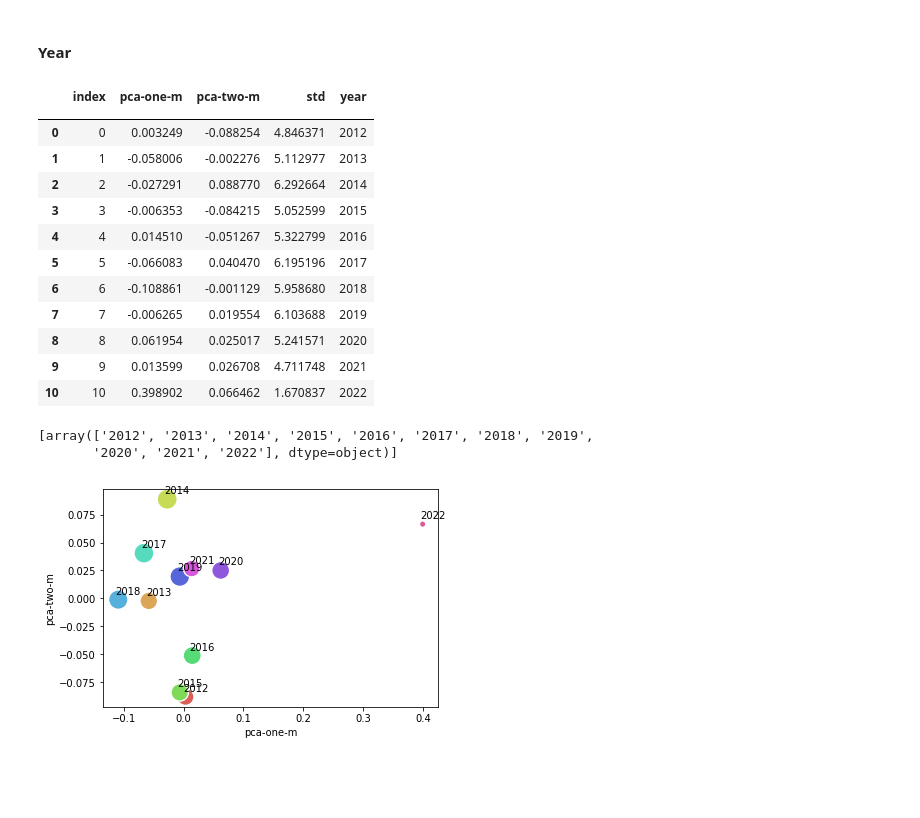
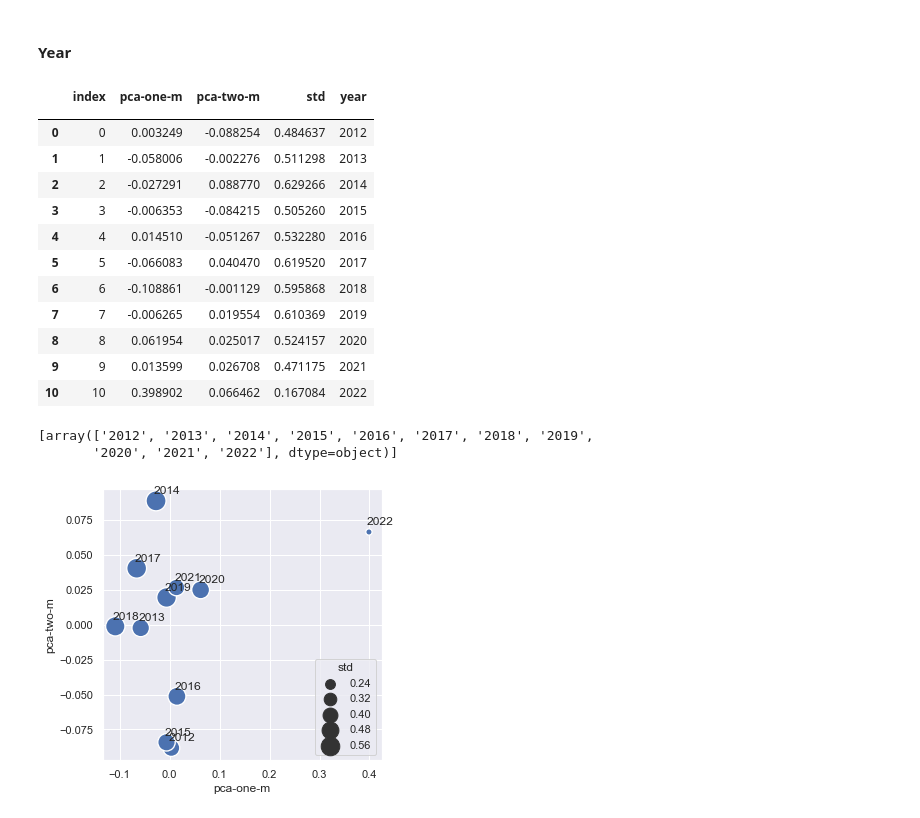
Before and after one commit to jonahank/Vote-Prediction-Model, a Jupyter notebook: data_analysis/embeddings/embedding_cluster.ipynb, the cells around one changed output. Cells and saved outputs as stored; diff of their text form; code cells hidden in the pictures; blank space fills up the shorter version.

```diff
--- a/data_analysis/embeddings/embedding_cluster.ipynb
+++ b/data_analysis/embeddings/embedding_cluster.ipynb
@@ -418,3 +426,15 @@ X.head(1)
 |  | 0 | 1 | 2 | 3 | 4 | 5 | 6 | 7 | 8 | 9 | ... | ... |
 | 139 | -0.098641 | 0.0328 | 0.053112 | -0.187287 | -0.065939 | 0.053231 | -0.114348 | 0.008287 | 0.066815 | -0.023844 | ... | ... |
 1 rows × 501 columns
+# %%
+from sklearn.decomposition import PCA ## Show variance of PCA
+from sklearn.preprocessing import MinMaxScaler
+import matplotlib.pyplot as plt
+
+scaler = MinMaxScaler()
+x = scaler.fit_transform(X.drop(columns=["year"]))
+print(x.data.shape)
+
+pca_t = PCA().fit(x)
+plt.plot(np.cumsum(pca_t.explained_variance_ratio_))
+pca_t.explained_variance_ratio_
@@ -470,6 +510,7 @@ import seaborn as sns
 import matplotlib.pyplot as plt
 
 # Use the 'hue' argument to provide a factor variable
+sns.set(rc={'figure.figsize':(6.5,6.5)})
 sns.lmplot( x="pca-one", y="pca-two", data=X, fit_reg=False, legend=False)
 
 # Move the legend to an empty part of the plot
@@ -533,6 +574,7 @@ df_clusters
 data = df_clusters
 labels = [data.Clusters.unique()]
 print(labels)
+sns.set(rc={'figure.figsize':(5,5)})
 pal = sns.color_palette("hls",len(data['Clusters'].unique()))
 
 p1 = sns.scatterplot( x="pca-one", y="pca-two", data=data, hue='Clusters', sizes=(40, 400), palette=pal, legend=False)
@@ -558,41 +600,41 @@ pca_both["pca-one-m"] = pca_mean['pca-one', 'mean']
 pca_both["pca-one-std"] = pca_mean['pca-one', 'std']
 pca_both["pca-two-m"] = pca_mean['pca-two', 'mean']
 pca_both["pca-two-std"] = pca_mean['pca-two', 'std']
-pca_both['std'] = (pca_both['pca-one-std'] + pca_both['pca-two-std'])*10
+pca_both['std'] = (pca_both['pca-one-std'] + pca_both['pca-two-std'])
 pca_both = pca_both[["pca-one-m", 'pca-two-m', 'std', 'year']].reset_index()
 pca_both
 # %% [output]
 |  | index | pca-one-m | pca-two-m | std | year |
 |  |  |  |  |  |  |
-| 0 | 0 | 0.003249 | -0.088254 | 4.846371 | 2012 |
-| 1 | 1 | -0.058006 | -0.002276 | 5.112977 | 2013 |
-| 2 | 2 | -0.027291 | 0.088770 | 6.292664 | 2014 |
-| 3 | 3 | -0.006353 | -0.084215 | 5.052599 | 2015 |
-| 4 | 4 | 0.014510 | -0.051267 | 5.322799 | 2016 |
-| 5 | 5 | -0.066083 | 0.040470 | 6.195196 | 2017 |
-| 6 | 6 | -0.108861 | -0.001129 | 5.958680 | 2018 |
-| 7 | 7 | -0.006265 | 0.019554 | 6.103688 | 2019 |
-| 8 | 8 | 0.061954 | 0.025017 | 5.241571 | 2020 |
-| 9 | 9 | 0.013599 | 0.026708 | 4.711748 | 2021 |
-| 10 | 10 | 0.398902 | 0.066462 | 1.670837 | 2022 |
+| 0 | 0 | 0.003249 | -0.088254 | 0.484637 | 2012 |
+| 1 | 1 | -0.058006 | -0.002276 | 0.511298 | 2013 |
+| 2 | 2 | -0.027291 | 0.088770 | 0.629266 | 2014 |
+| 3 | 3 | -0.006353 | -0.084215 | 0.505260 | 2015 |
+| 4 | 4 | 0.014510 | -0.051267 | 0.532280 | 2016 |
+| 5 | 5 | -0.066083 | 0.040470 | 0.619520 | 2017 |
+| 6 | 6 | -0.108861 | -0.001129 | 0.595868 | 2018 |
+| 7 | 7 | -0.006265 | 0.019554 | 0.610369 | 2019 |
+| 8 | 8 | 0.061954 | 0.025017 | 0.524157 | 2020 |
+| 9 | 9 | 0.013599 | 0.026708 | 0.471175 | 2021 |
+| 10 | 10 | 0.398902 | 0.066462 | 0.167084 | 2022 |
 # %%
 data = pca_both
 labels = [data.year.unique()]
 print(labels)
 pal = sns.color_palette("hls",len(data['year'].unique()))
 
-p1 = sns.scatterplot( x="pca-one-m", y="pca-two-m", data=data, hue='year', size = 'std', sizes=(40, 400), palette=pal, legend=False)
+p1 = sns.scatterplot( x="pca-one-m", y="pca-two-m", data=data, size = 'std', sizes=(40, 400), palette=pal, legend=True)
 
 # Move the legend to an empty part of the plot
 #plt.legend(loc='upper left')
 
 def label_point(x, y, val, ax):
     a = pd.concat({'x': x, 'y': y, 'val': val}, axis=1)
     for i, point in a.iterrows():
         ax.text(point['x']-.0045, point['y']+0.005, str(point['val']))
 
 label_point(data["pca-one-m"], data["pca-two-m"], data.year, plt.gca())
 # %% [output]
 [array(['2012', '2013', '2014', '2015', '2016', '2017', '2018', '2019',
        '2020', '2021', '2022'], dtype=object)]
-[figure, old version]
+[figure, new version]
```
Also changed, not shown: parts of 5 cells of this notebook.
